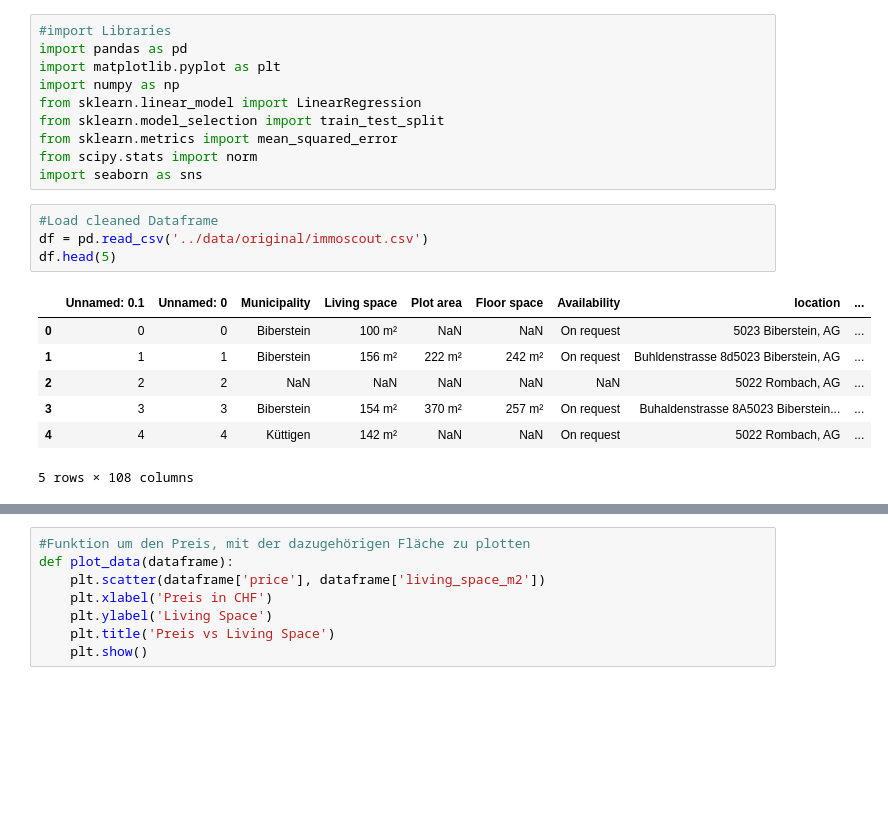
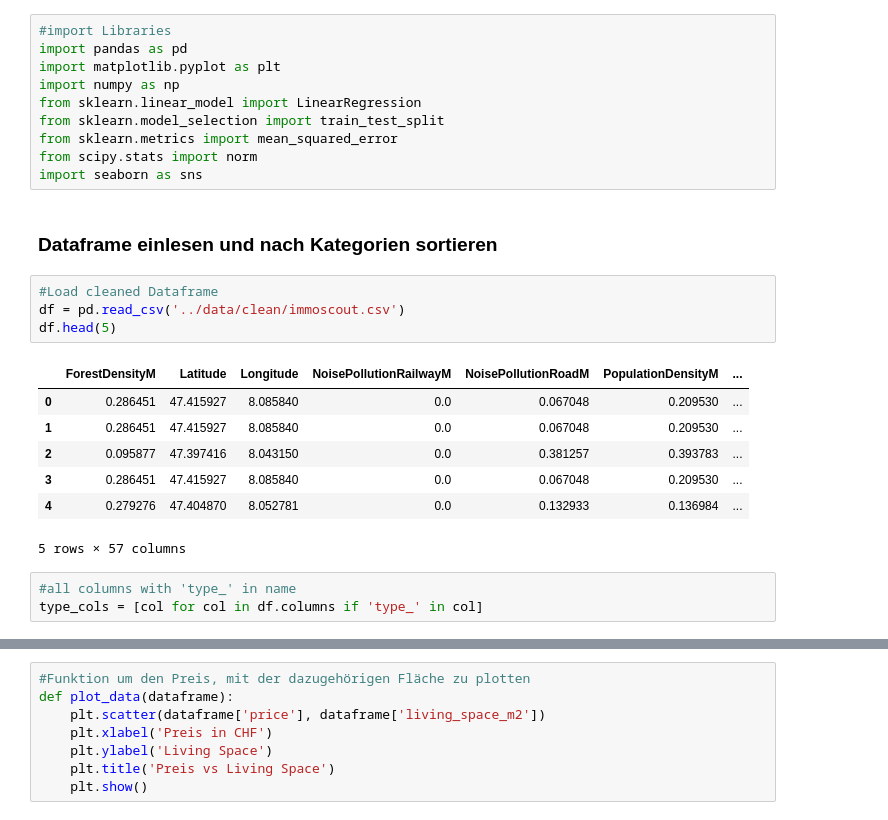
Before and after one commit to marvinvr/fhnw-cml1, a Jupyter notebook: linear_regression/linear_regression.ipynb, the cells around one changed output, grey strips where cells are left out. Cells and saved outputs as stored; diff of their text form; blank space fills up the shorter version.

```diff
--- a/linear_regression/linear_regression.ipynb
+++ b/linear_regression/linear_regression.ipynb
@@ -13,15 +13,20 @@ from sklearn.model_selection import train_test_split
 from sklearn.metrics import mean_squared_error
 from scipy.stats import norm
 import seaborn as sns
+# %% [markdown]
+### Dataframe einlesen und nach Kategorien sortieren
 # %%
 #Load cleaned Dataframe
-df = pd.read_csv('../data/original/immoscout.csv')
+df = pd.read_csv('../data/clean/immoscout.csv')
 df.head(5)
 # %% [output]
-|  | Unnamed: 0.1 | Unnamed: 0 | Municipality | Living space | Plot area | Floor space | Availability | location | ... |
-| 0 | 0 | 0 | Biberstein | 100 m² | NaN | NaN | On request | 5023 Biberstein, AG | ... |
-| 1 | 1 | 1 | Biberstein | 156 m² | 222 m² | 242 m² | On request | Buhldenstrasse 8d5023 Biberstein, AG | ... |
-| 2 | 2 | 2 | NaN | NaN | NaN | NaN | NaN | 5022 Rombach, AG | ... |
-| 3 | 3 | 3 | Biberstein | 154 m² | 370 m² | 257 m² | On request | Buhaldenstrasse 8A5023 Biberstein... | ... |
-| 4 | 4 | 4 | Küttigen | 142 m² | NaN | NaN | On request | 5022 Rombach, AG | ... |
+|  | ForestDensityM | Latitude | Longitude | NoisePollutionRailwayM | NoisePollutionRoadM | PopulationDensityM | ... |
+| 0 | 0.286451 | 47.415927 | 8.085840 | 0.0 | 0.067048 | 0.209530 | ... |
+| 1 | 0.286451 | 47.415927 | 8.085840 | 0.0 | 0.067048 | 0.209530 | ... |
+| 2 | 0.095877 | 47.397416 | 8.043150 | 0.0 | 0.381257 | 0.393783 | ... |
+| 3 | 0.286451 | 47.415927 | 8.085840 | 0.0 | 0.067048 | 0.209530 | ... |
+| 4 | 0.279276 | 47.404870 | 8.052781 | 0.0 | 0.132933 | 0.136984 | ... |
-5 rows × 108 columns
+5 rows × 57 columns
+# %%
+#all columns with 'type_' in name
+type_cols = [col for col in df.columns if 'type_' in col]
```
Also changed, not shown: parts of 27 cells of this notebook.
